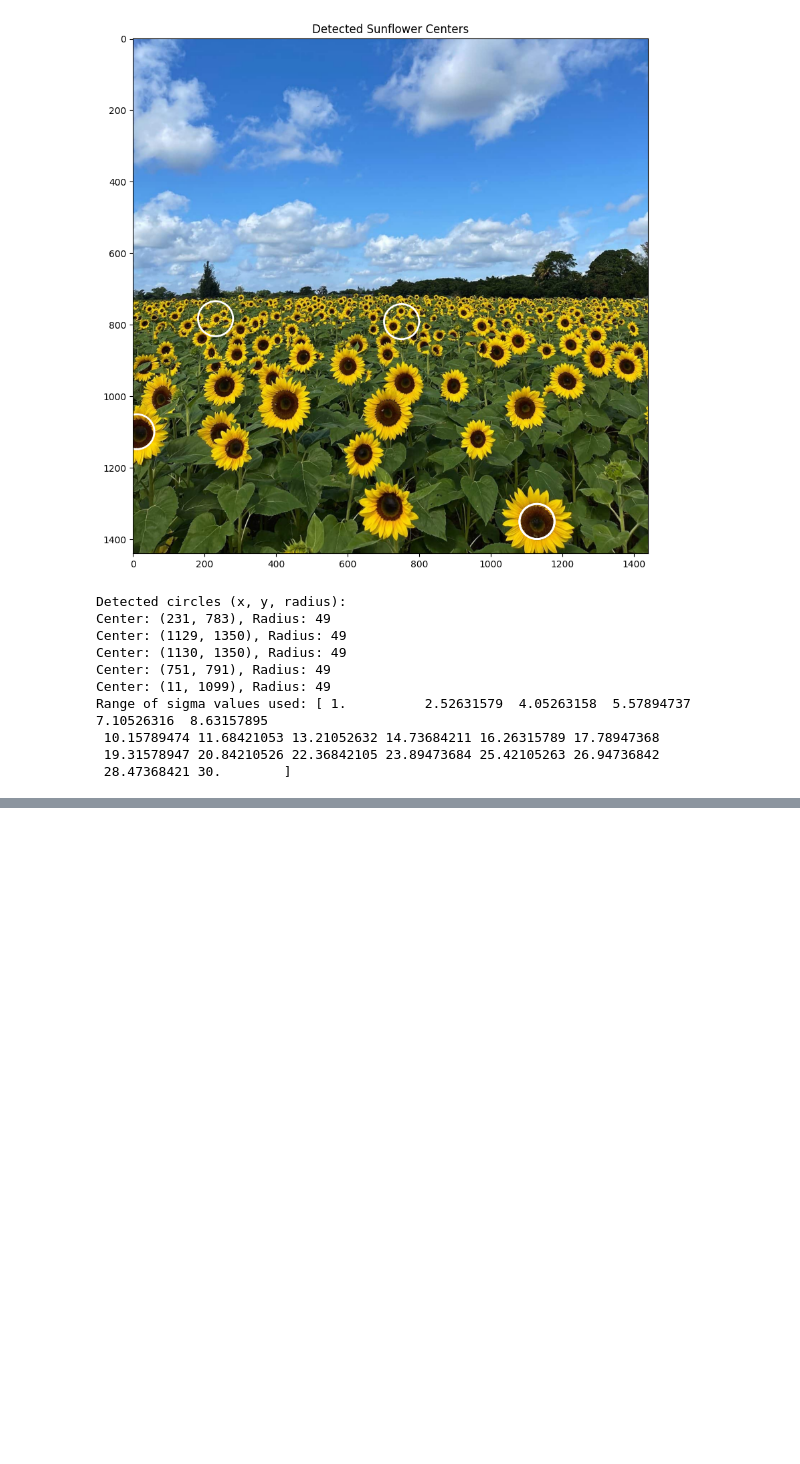
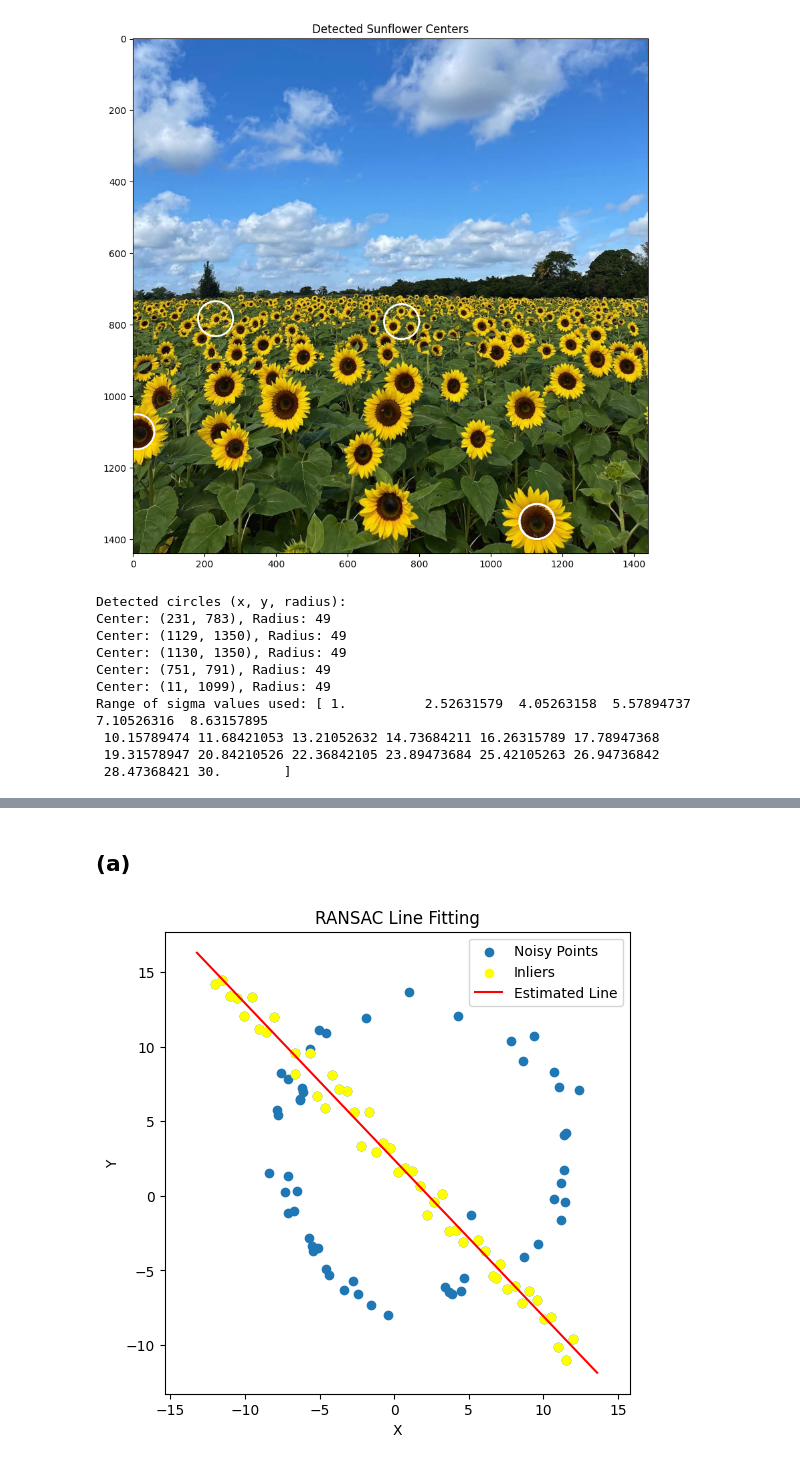
Before and after one commit to LahiruCooray/EN3160-assignment-2-on-fitting-and-alignment, a Jupyter notebook: EN3160_Assignment_2_on_Fitting_and_Alignment.ipynb, the cells around one changed output, grey strips where cells are left out. Drawn from its saved outputs; the diff is of its cells as text; code cells hidden in the pictures; blank space fills up the shorter version.

```diff
--- a/EN3160_Assignment_2_on_Fitting_and_Alignment.ipynb
+++ b/EN3160_Assignment_2_on_Fitting_and_Alignment.ipynb
@@ -170,0 +235,71 @@ Range of sigma values used: [ 1.          2.52631579  4.05263158  5.57894737  7.
+# %% [markdown]
+## (a)
+# %%
+
+# Function to compute the distance from a point to a line
+def point_to_line_distance(point, line_params):
+    a, b, d = line_params
+    x, y = point
+    return np.abs(a * x + b * y + d) / np.sqrt(a**2 + b**2)
+
+# Function to fit a line to two points
+def fit_line(points):
+    (x1, y1), (x2, y2) = points
+    a = y2 - y1
+    b = x1 - x2
+    norm = np.sqrt(a**2 + b**2)
+    a, b = a / norm, b / norm
+    d = -(a * x1 + b * y1)
+    return a, b, d
+
+# RANSAC algorithm for line fitting
+def ransac_line_fitting(X, num_iterations=1000, distance_threshold=1.0, consensus_threshold=50):
+    best_inliers = []
+    best_line_params = None
+
+    for _ in range(num_iterations):
+        # Randomly select two points
+        sample_indices = np.random.choice(X.shape[0], 2, replace=False)
+        sample_points = X[sample_indices]
+
+        # Fit a line to the sample points
+        line_params = fit_line(sample_points)
+
+        # Compute the number of inliers
+        distances = np.array([point_to_line_distance(point, line_params) for point in X])
+        inliers = distances < distance_threshold
+
+        if np.sum(inliers) > np.sum(best_inliers):
+            best_inliers = inliers
+            best_line_params = line_params
+
+        # Check if the number of inliers meets the consensus threshold
+        if np.sum(inliers) > consensus_threshold:
+            break
+
+    return best_line_params, best_inliers
+
+
+
+# Apply RANSAC to estimate the line
+line_params, inliers = ransac_line_fitting(X, num_iterations=1000, distance_threshold=1.0, consensus_threshold=50)
+
+# Plot the points and the estimated line
+fig, ax = plt.subplots(1, 1, figsize=(6, 6))
+ax.scatter(X[:, 0], X[:, 1], label='Noisy Points')
+ax.scatter(X[inliers, 0], X[inliers, 1], color='yellow', label='Inliers')
+
+# Plot the estimated line
+a, b, d = line_params
+x_vals = np.array(ax.get_xlim())
+y_vals = -(a * x_vals + d) / b
+ax.plot(x_vals, y_vals, color='red', label='Estimated Line')
+
+ax.set_title('RANSAC Line Fitting')
+ax.set_xlabel('X')
+ax.set_ylabel('Y')
+ax.axis('equal')
+ax.legend()
+plt.show()
+# %% [output]
+[figure, added]
```
Also changed, not shown: parts of 4 cells of this notebook.
